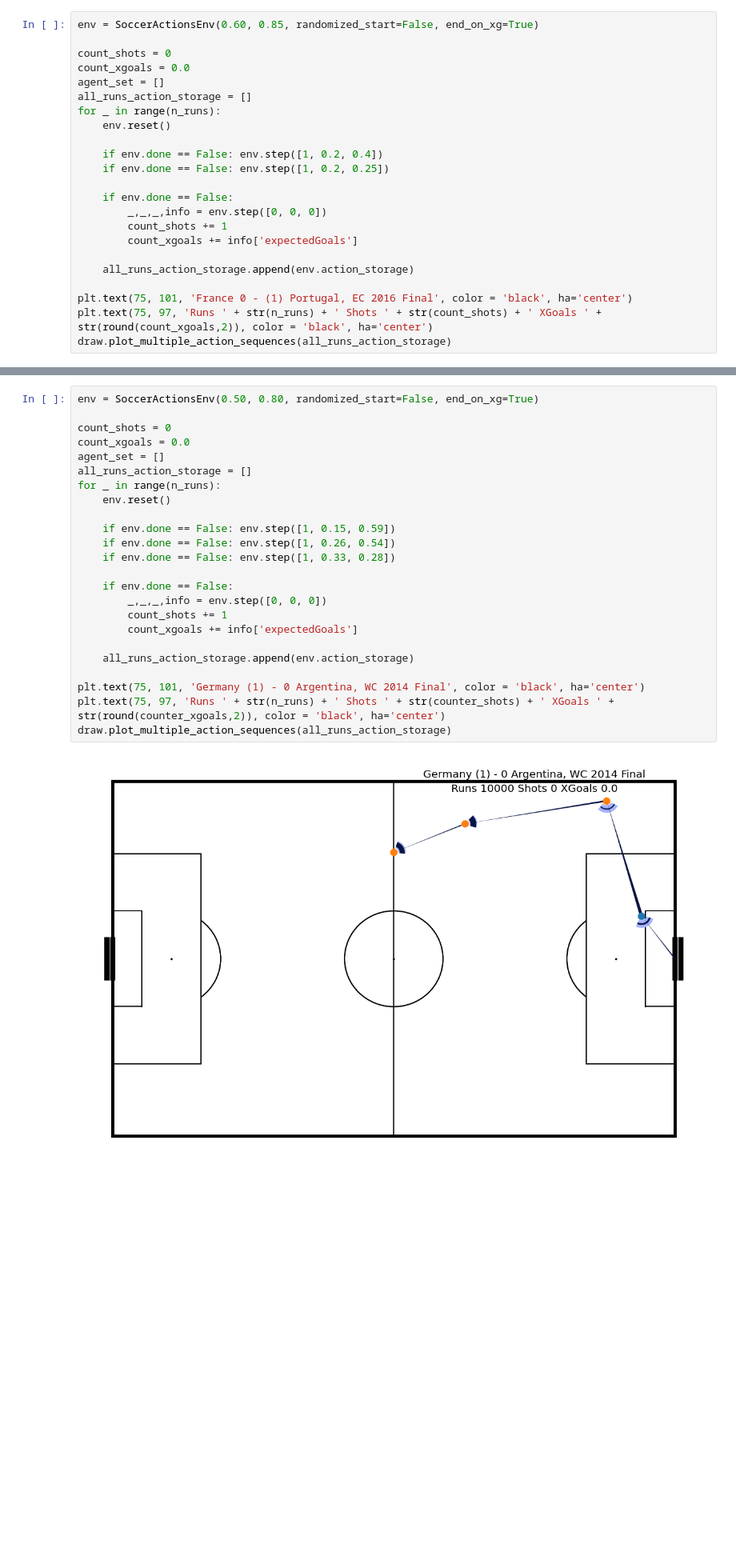
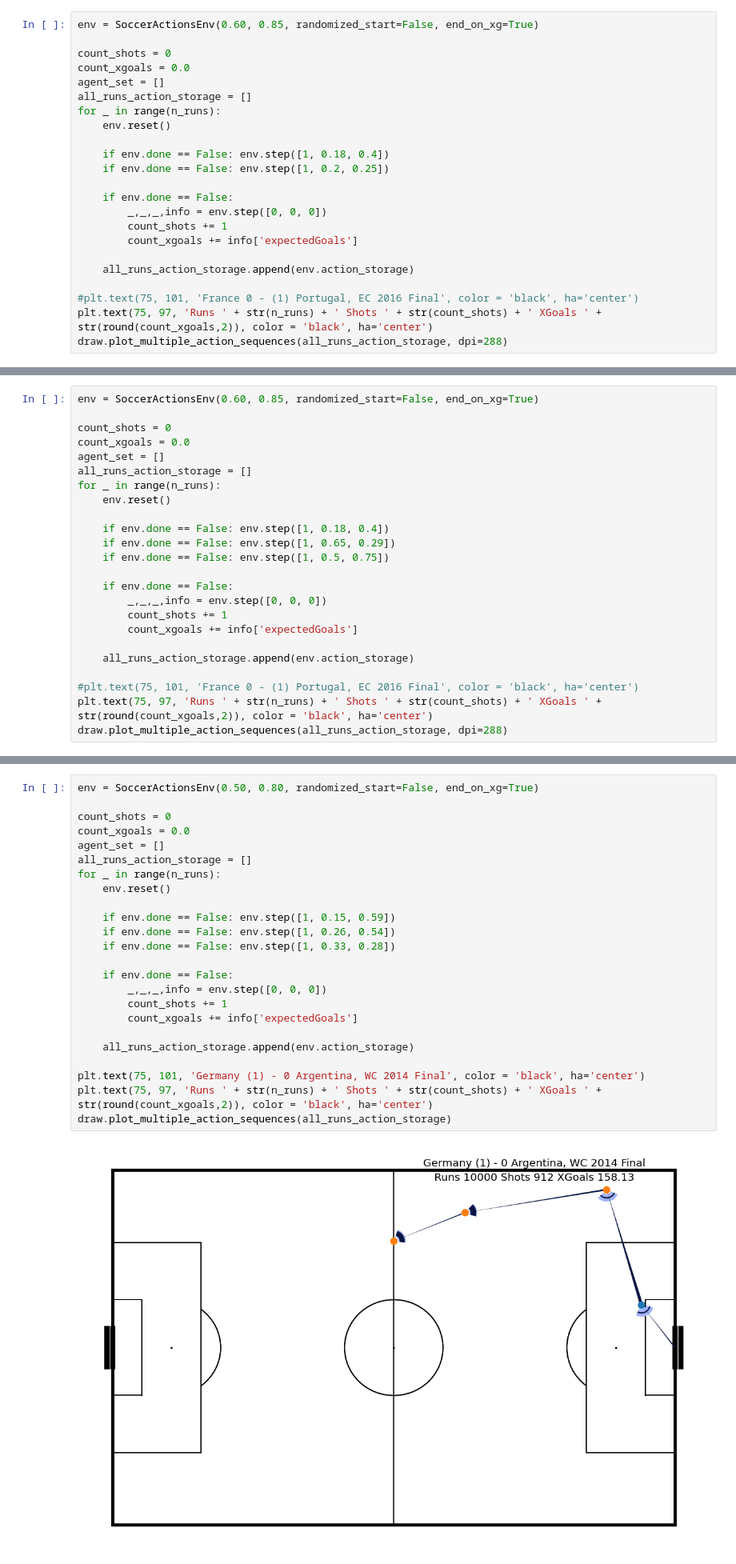
Before and after one commit to nvsclub/SoccerActionsSim, a Jupyter notebook: 008 Simulator.ipynb, the cells around one changed output, grey strips where cells are left out. Shown at 80% size. Cells and saved outputs as stored; diff of their text form; blank space fills up the shorter version.

```diff
--- a/008 Simulator.ipynb
+++ b/008 Simulator.ipynb
@@ -68,7 +68,7 @@ all_runs_action_storage = []
 for _ in range(n_runs):
     env.reset()
 
-    if env.done == False: env.step([1, 0.2, 0.4])
+    if env.done == False: env.step([1, 0.18, 0.4])
     if env.done == False: env.step([1, 0.2, 0.25])
 
     if env.done == False:
@@ -78,7 +78,7 @@ for _ in range(n_runs):
 
     all_runs_action_storage.append(env.action_storage)
 
-plt.text(75, 101, 'France 0 - (1) Portugal, EC 2016 Final', color = 'black', ha='center')
+#plt.text(75, 101, 'France 0 - (1) Portugal, EC 2016 Final', color = 'black', ha='center')
 plt.text(75, 97, 'Runs ' + str(n_runs) + ' Shots ' + str(count_shots) + ' XGoals ' + str(round(count_xgoals,2)), color = 'black', ha='center')
-draw.plot_multiple_action_sequences(all_runs_action_storage)
+draw.plot_multiple_action_sequences(all_runs_action_storage, dpi=288)
 # %% [output]
@@ -85,0 +111,24 @@ draw.plot_multiple_action_sequences(all_runs_action_storage)
+# %%
+env = SoccerActionsEnv(0.60, 0.85, randomized_start=False, end_on_xg=True)
+
+count_shots = 0
+count_xgoals = 0.0
+agent_set = []
+all_runs_action_storage = []
+for _ in range(n_runs):
+    env.reset()
+
+    if env.done == False: env.step([1, 0.18, 0.4])
+    if env.done == False: env.step([1, 0.65, 0.29])
+    if env.done == False: env.step([1, 0.5, 0.75])
+
+    if env.done == False:
+        _,_,_,info = env.step([0, 0, 0])
+        count_shots += 1
+        count_xgoals += info['expectedGoals']
+
+    all_runs_action_storage.append(env.action_storage)
+
+#plt.text(75, 101, 'France 0 - (1) Portugal, EC 2016 Final', color = 'black', ha='center')
+plt.text(75, 97, 'Runs ' + str(n_runs) + ' Shots ' + str(count_shots) + ' XGoals ' + str(round(count_xgoals,2)), color = 'black', ha='center')
+draw.plot_multiple_action_sequences(all_runs_action_storage, dpi=288)
@@ -115,26 +166,26 @@ draw.plot_multiple_action_sequences(all_runs_action_storage)
 # %%
 env = SoccerActionsEnv(0.50, 0.80, randomized_start=False, end_on_xg=True)
 
 count_shots = 0
 count_xgoals = 0.0
 agent_set = []
 all_runs_action_storage = []
 for _ in range(n_runs):
     env.reset()
 
     if env.done == False: env.step([1, 0.15, 0.59])
     if env.done == False: env.step([1, 0.26, 0.54])
     if env.done == False: env.step([1, 0.33, 0.28])
 
     if env.done == False:
         _,_,_,info = env.step([0, 0, 0])
         count_shots += 1
         count_xgoals += info['expectedGoals']
 
     all_runs_action_storage.append(env.action_storage)
 
 plt.text(75, 101, 'Germany (1) - 0 Argentina, WC 2014 Final', color = 'black', ha='center')
-plt.text(75, 97, 'Runs ' + str(n_runs) + ' Shots ' + str(counter_shots) + ' XGoals ' + str(round(counter_xgoals,2)), color = 'black', ha='center')
+plt.text(75, 97, 'Runs ' + str(n_runs) + ' Shots ' + str(count_shots) + ' XGoals ' + str(round(count_xgoals,2)), color = 'black', ha='center')
 draw.plot_multiple_action_sequences(all_runs_action_storage)
 # %% [output]
-[figure, old version]
+[figure, new version]
```
Also changed, not shown: parts of 3 cells of this notebook, 7 other files.
